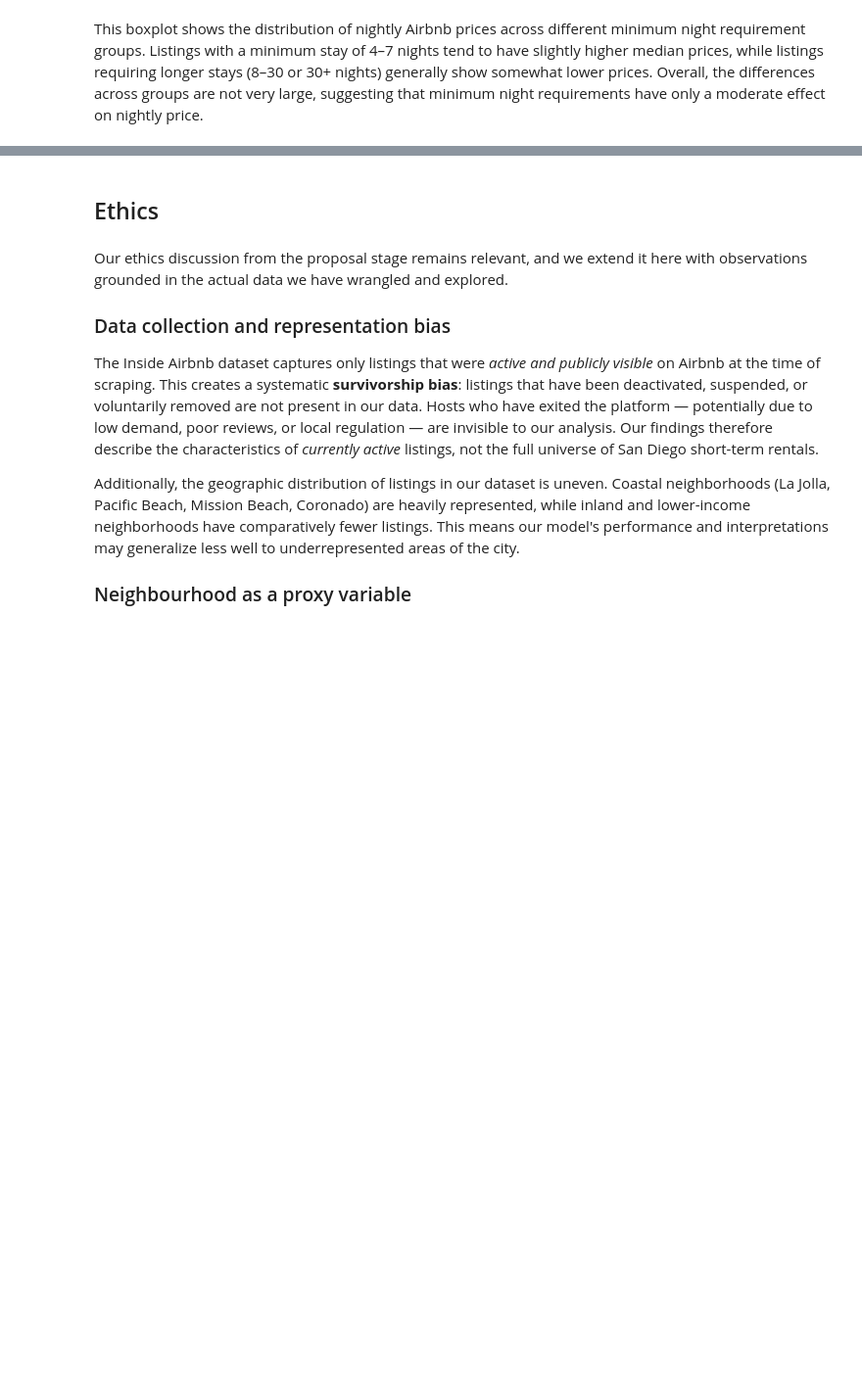
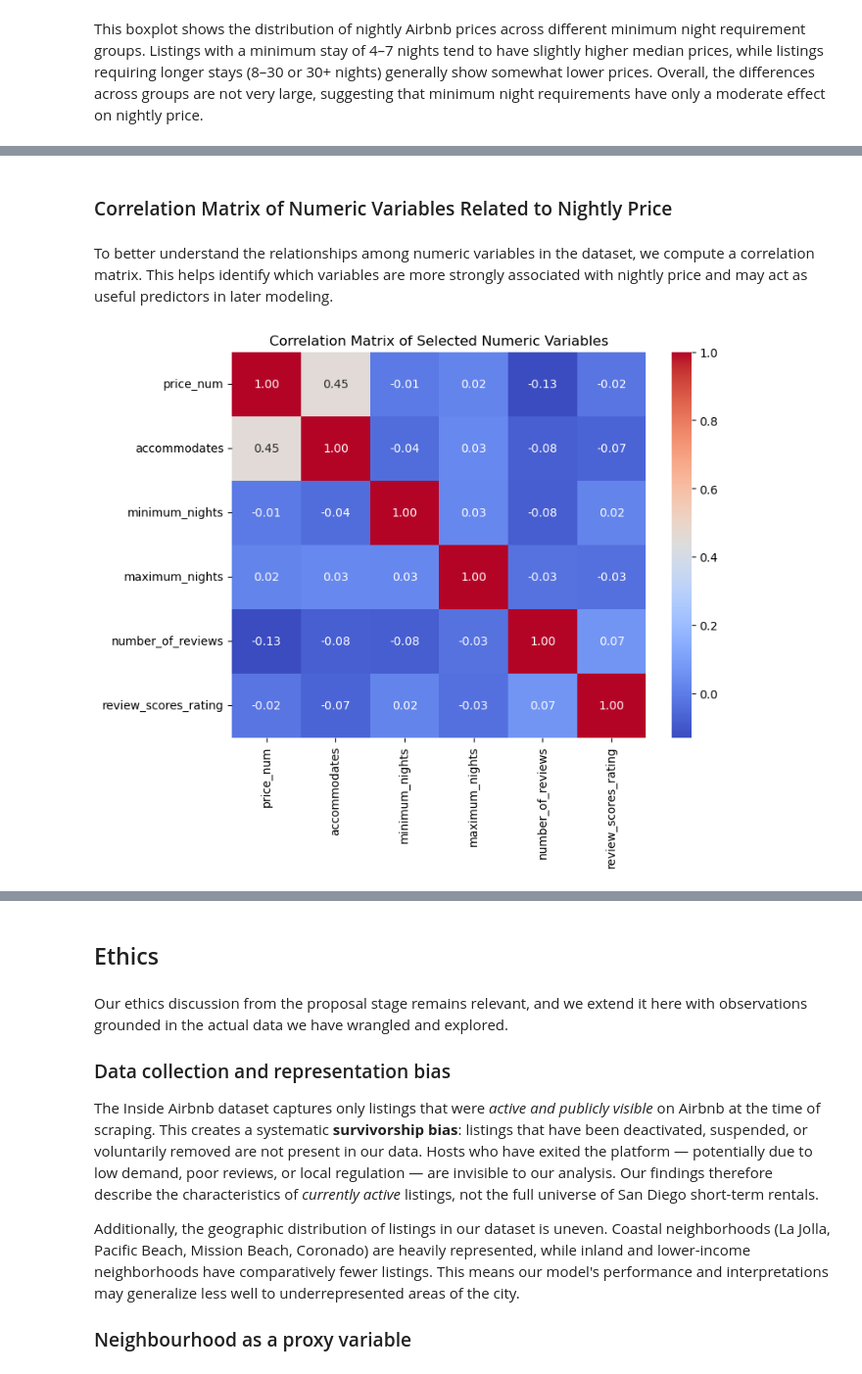
Before and after one commit to COGS108/Group082_WI26, a Jupyter notebook: 02-EDACheckpoint.ipynb, the cells around one changed output, grey strips where cells are left out. Shown at 98% size. Drawn from its saved outputs; the diff is of its cells as text; code cells hidden in the pictures; blank space fills up the shorter version.

Commit message:
Add two EDA analysis and correlation matrix

```diff
--- a/02-EDACheckpoint.ipynb
+++ b/02-EDACheckpoint.ipynb
@@ -609,0 +623,24 @@ This boxplot shows the distribution of nightly Airbnb prices across different mi
+# %% [markdown]
+### Correlation Matrix of Numeric Variables Related to Nightly Price
+# %% [markdown]
+To better understand the relationships among numeric variables in the dataset, we compute a correlation matrix. This helps identify which variables are more strongly associated with nightly price and may act as useful predictors in later modeling.
+# %%
+numeric_cols = [
+    'price_num',
+    'accommodates',
+    'minimum_nights',
+    'maximum_nights',
+    'number_of_reviews',
+    'review_scores_rating'
+]
+
+df_num = df[numeric_cols].apply(pd.to_numeric, errors='coerce')
+
+corr = df_num.corr()
+
+plt.figure(figsize=(8,6))
+sns.heatmap(corr, annot=True, cmap='coolwarm', fmt=".2f")
+plt.title("Correlation Matrix of Selected Numeric Variables")
+plt.show()
+# %% [output]
+[figure, added]
```
Also changed, not shown: parts of 28 cells of this notebook, 1 other file.
